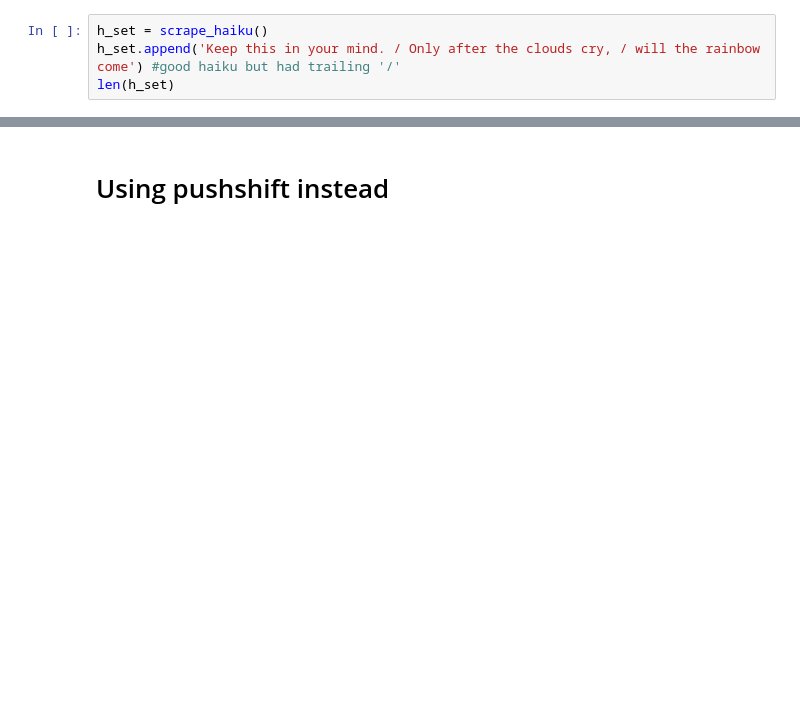
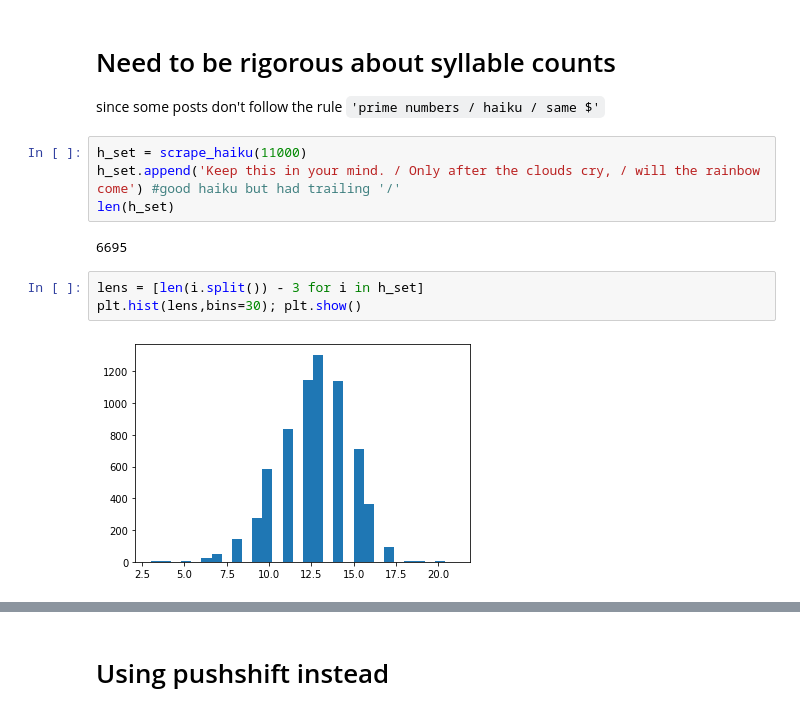
Before and after one commit to bfbarry/HaikuBot, a Jupyter notebook: notebooks/munging.ipynb, the cells around one changed output, grey strips where cells are left out. Saved outputs shown, nothing was run; the diff lists cells and outputs as text; blank space fills up the shorter version.

```diff
--- a/notebooks/munging.ipynb
+++ b/notebooks/munging.ipynb
@@ -12,4 +16,15 @@ from utils.haiku_scrape import scrape_haiku, replace_all, detokenize
+# %% [markdown]
+# Need to be rigorous about syllable counts
+
+since some posts don't follow the rule `'prime numbers / haiku / same $'`
 # %%
-h_set = scrape_haiku()
+h_set = scrape_haiku(11000)
 h_set.append('Keep this in your mind. / Only after the clouds cry, / will the rainbow come') #good haiku but had trailing '/'
 len(h_set)
+# %% [output]
+6695
+# %%
+lens = [len(i.split()) - 3 for i in h_set]
+plt.hist(lens,bins=30); plt.show()
+# %% [output]
+[figure, added]
```
Also changed, not shown: parts of 9 cells of this notebook, 2 other files.
